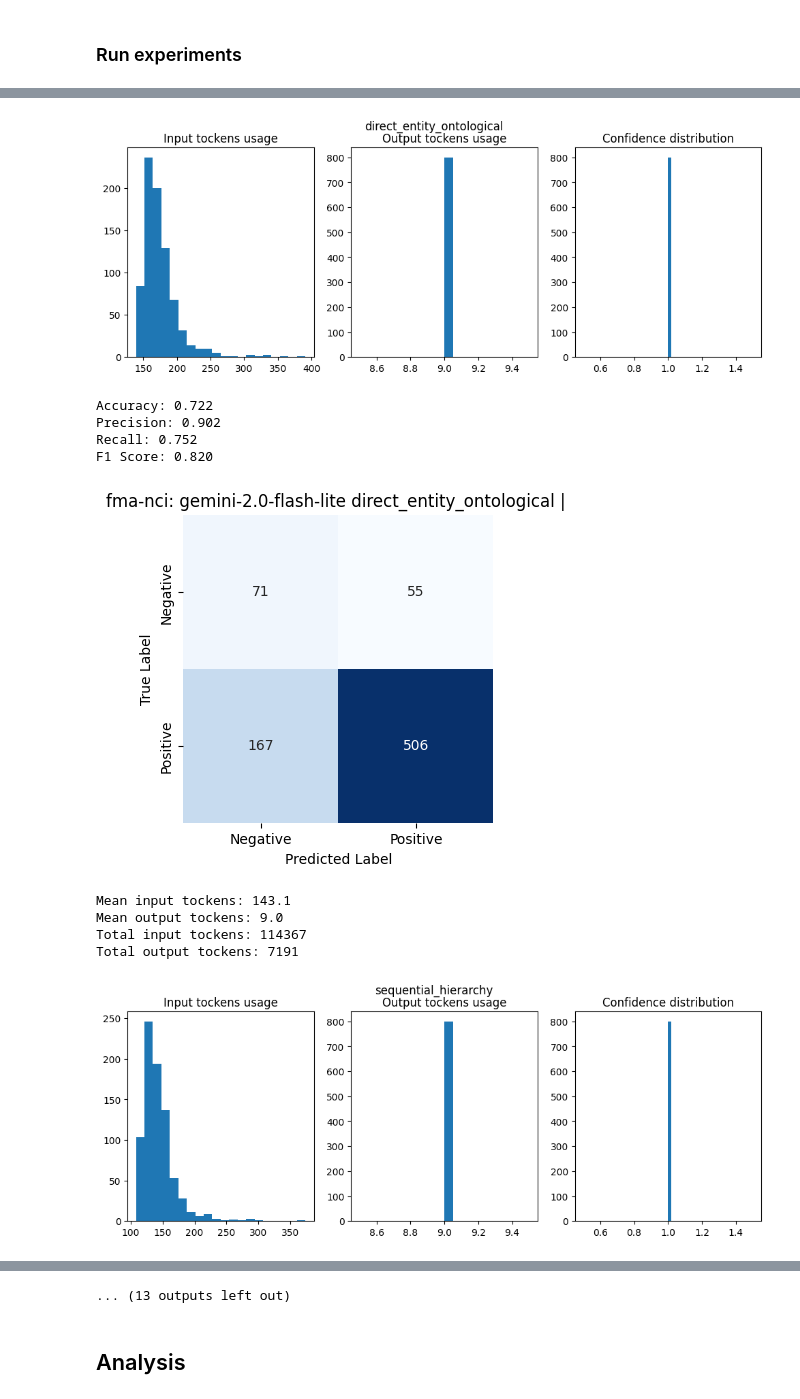
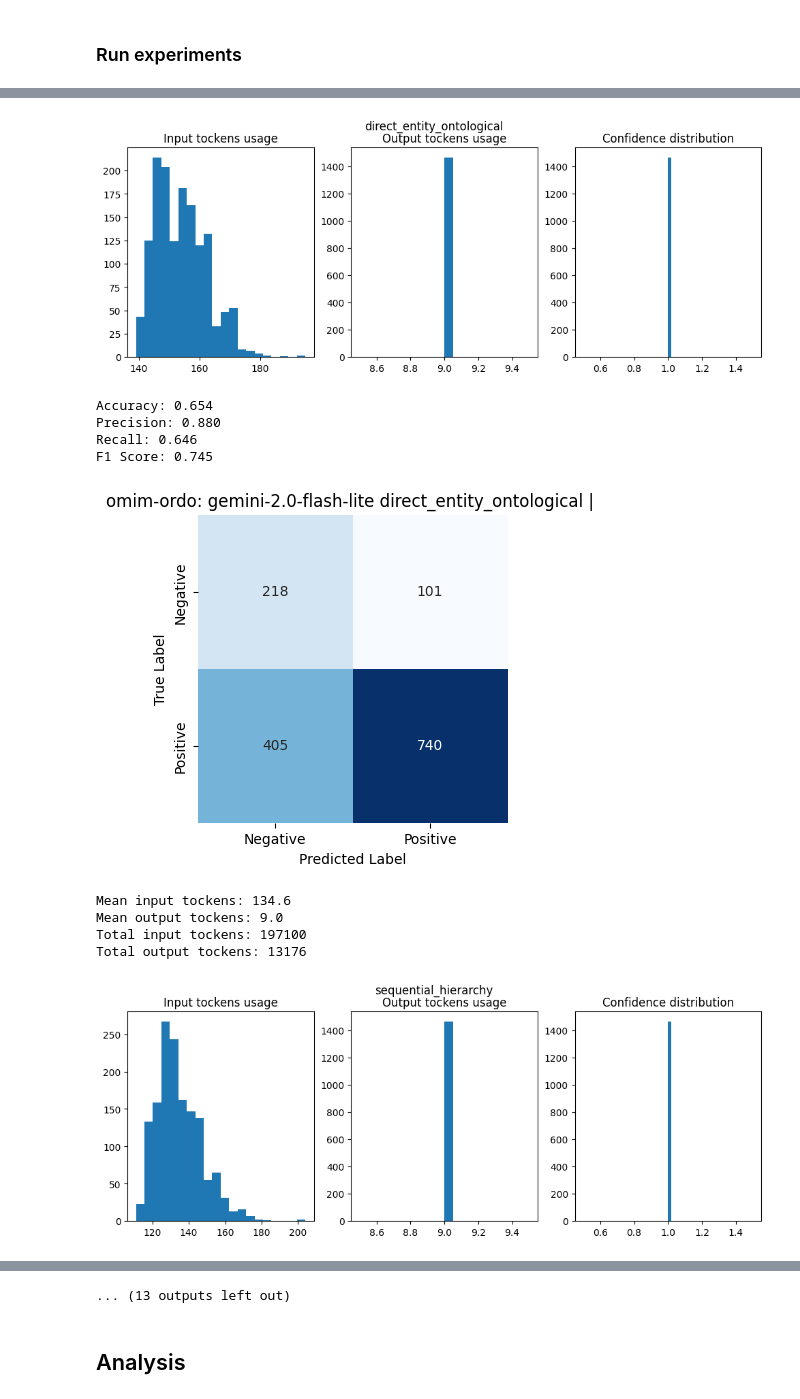
Before and after one commit to city-artificial-intelligence/logmap-llm-exp, a Jupyter notebook: notebooks/parents_experiments.ipynb, the cells around one changed output, grey strips where cells are left out. Drawn from its saved outputs; the diff is of its cells as text; code cells hidden in the pictures.

Commit message:
omim-ordo rerun with flash, aggregated metrics

```diff
--- a/notebooks/parents_experiments.ipynb
+++ b/notebooks/parents_experiments.ipynb
@@ -48,19 +45,21 @@ llm_oracle = OpenAIServer(
 )
 llm_oracle.add_system_context(BASELINE_INITIALIZATION_MESSAGE)
 # %%
-DATASET_NAME = "anatomy"
-SET_NAME = "human-mouse"
-SOURCE_ONTOLOGY, TARGET_ONTOLOGY = "mouse", "human"
+# DATASET_NAME, SET_NAME = "anatomy", "human-mouse"
+# SOURCE_ONTOLOGY, TARGET_ONTOLOGY = "mouse", "human"
+
+DATASET_NAME, SET_NAME = "bioml-2024", "omim-ordo"
+SOURCE_ONTOLOGY, TARGET_ONTOLOGY = "omim", "ordo"
 
 src_onto_path = DATA_DIR / DATASET_NAME / SET_NAME / f"{SOURCE_ONTOLOGY}.owl"
 tgt_onto_path = DATA_DIR / DATASET_NAME / SET_NAME / f"{TARGET_ONTOLOGY}.owl"
 
-DATASET_NAME = "largebio"
-SOURCE_ONTOLOGY, TARGET_ONTOLOGY = "snomed", "nci" #,"snomed" # "nci", "fma"
-SET_NAME = f"{SOURCE_ONTOLOGY}-{TARGET_ONTOLOGY}"
+# DATASET_NAME = "largebio"
+# SOURCE_ONTOLOGY, TARGET_ONTOLOGY = "snomed", "nci" #,"snomed" # "nci", "fma"
+# SET_NAME = f"{SOURCE_ONTOLOGY}-{TARGET_ONTOLOGY}"
 
-src_onto_path = DATA_DIR / DATASET_NAME / SET_NAME / f"oaei_{SOURCE_ONTOLOGY.upper()}_small_overlapping_{TARGET_ONTOLOGY}.owl"
-tgt_onto_path = DATA_DIR / DATASET_NAME / SET_NAME / f"oaei_{TARGET_ONTOLOGY.upper()}_small_overlapping_{SOURCE_ONTOLOGY}.owl"
+# src_onto_path = DATA_DIR / DATASET_NAME / SET_NAME / f"oaei_{SOURCE_ONTOLOGY.upper()}_small_overlapping_{TARGET_ONTOLOGY}.owl"
+# tgt_onto_path = DATA_DIR / DATASET_NAME / SET_NAME / f"oaei_{TARGET_ONTOLOGY.upper()}_small_overlapping_{SOURCE_ONTOLOGY}.owl"
 
 onto_src = OntologyAccess(src_onto_path, annotate_on_init=True)
 onto_tgt = OntologyAccess(tgt_onto_path, annotate_on_init=True)
@@ -196,10 +196,10 @@ def select_best_direct_entity_names_with_synonyms(src_entity: OntologyEntryAttr,
     return [src_parent_name, tgt_parent_name, src_entity_name, tgt_entity_name, src_synonyms, tgt_synonyms]
 
 
-def select_best_sequential_hierarchy_with_synonyms(src_parents_by_levels, tgt_parents_by_levels):
+def select_best_sequential_hierarchy_with_synonyms(src_parents_by_levels: dict, tgt_parents_by_levels: dict) -> list:
     """Select the best synonyms for an entity and its hierarchical parents."""
 
-    def get_first_synonyms(parent_set: set):
+    def get_first_synonyms(parent_set: set) -> list:
         """Safely retrieves synonyms from the first available parent entity in the set."""
         if not parent_set:
             return []
@@ -254,7 +254,7 @@ def select_best_sequential_hierarchy_with_synonyms(src_parents_by_levels, tgt_pa
         else []
     )
 
-    def clean_synonyms(synonyms, synonym_class):
+    def clean_synonyms(synonyms: set, synonym_class: set) -> list:
         return [] if len(synonyms) == 1 and next(iter(synonyms)) == synonym_class else synonyms
 
     src_synonyms = clean_synonyms(src_synonyms, src_entity_class)
@@ -425,8 +425,8 @@ Do they mean the same thing? Respond with "True" or "False".
 # %% [markdown]
 ### Run experiments
 # %%
-MAX_WORKERS = 50
-MODEL = "gemini-2.0-flash"  # "gpt-4o-mini"
+MAX_WORKERS = 25
+MODEL = "gemini-2.0-flash-lite"  # "gpt-4o-mini"
 
 oracle_candidate_pairs_path = format_oracle_pairs_filepath(DATASET_NAME, SET_NAME)
 
@@ -487,11 +487,11 @@ Total output tockens: 7191
-[figure, old version]
+[figure, new version]
-Accuracy: 0.722
-Precision: 0.902
-Recall: 0.752
-F1 Score: 0.820
+Accuracy: 0.654
+Precision: 0.880
+Recall: 0.646
+F1 Score: 0.745
-[figure, old version]
+[figure, new version]
-Mean input tockens: 143.1
+Mean input tockens: 134.6
 Mean output tockens: 9.0
-Total input tockens: 114367
-Total output tockens: 7191
+Total input tockens: 197100
+Total output tockens: 13176
-[figure, old version]
+[figure, new version]
```
Also changed, not shown: parts of 9 cells of this notebook, 1 other file.
